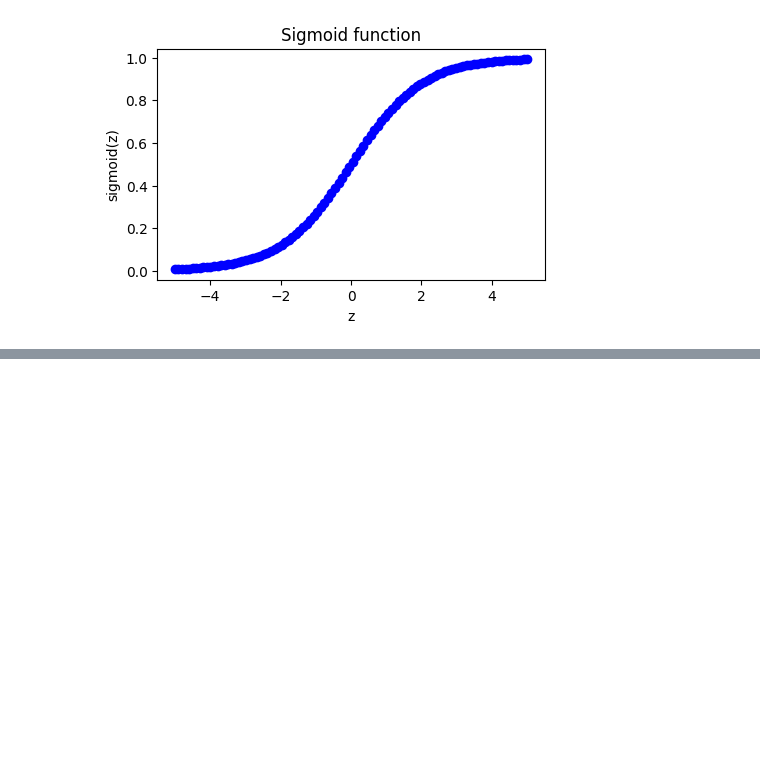
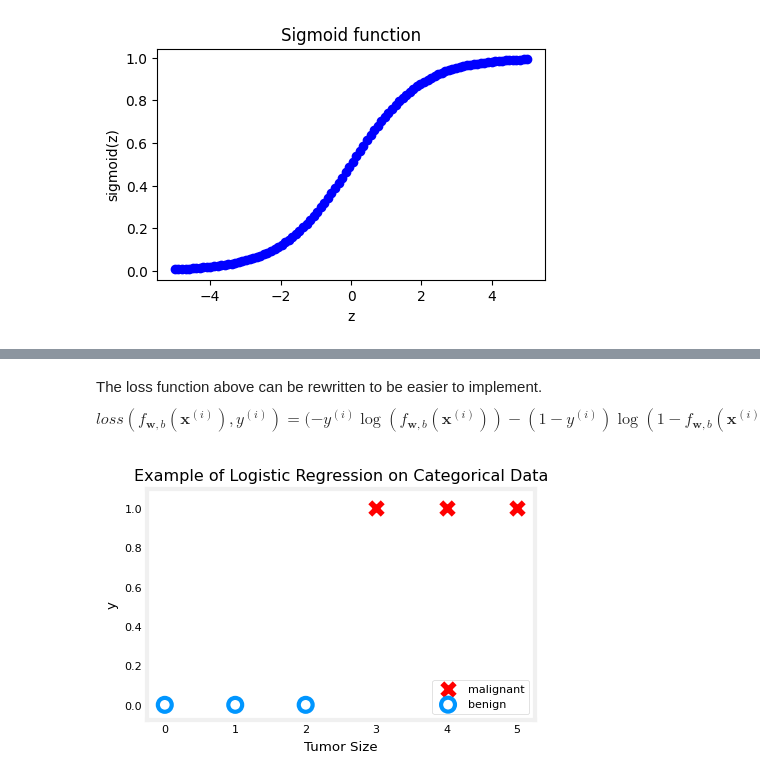
Before and after one commit to KumaarBalbir/py101, a Jupyter notebook: ml/supervised-classification.ipynb, the cells around one changed output, grey strips where cells are left out. Saved outputs shown, nothing was run; the diff lists cells and outputs as text; code cells hidden in the pictures; blank space fills up the shorter version.

```diff
--- a/ml/supervised-classification.ipynb
+++ b/ml/supervised-classification.ipynb
@@ -100,0 +148,9 @@ Text(0.5, 0, 'z')
+# %% [markdown]
+The loss function above can be rewritten to be easier to implement.
+    $$loss(f_{\mathbf{w},b}(\mathbf{x}^{(i)}), y^{(i)}) = (-y^{(i)} \log\left(f_{\mathbf{w},b}\left( \mathbf{x}^{(i)} \right) \right) - \left( 1 - y^{(i)}\right) \log \left( 1 - f_{\mathbf{w},b}\left( \mathbf{x}^{(i)} \right) \right)$$
+# %%
+x_train = np.array([0., 1, 2, 3, 4, 5],dtype=np.longdouble)
+y_train = np.array([0,  0, 0, 1, 1, 1],dtype=np.longdouble)
+plt_simple_example(x_train, y_train)
+# %% [output]
+[figure, added]
```
Also changed, not shown: parts of 9 cells of this notebook.
